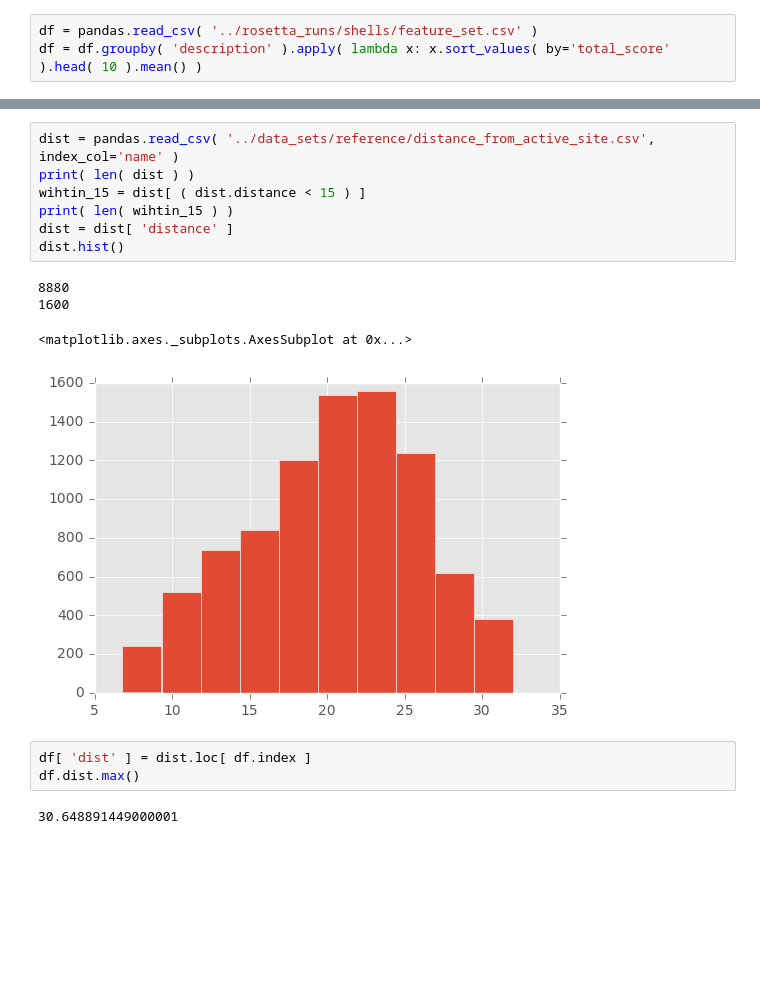
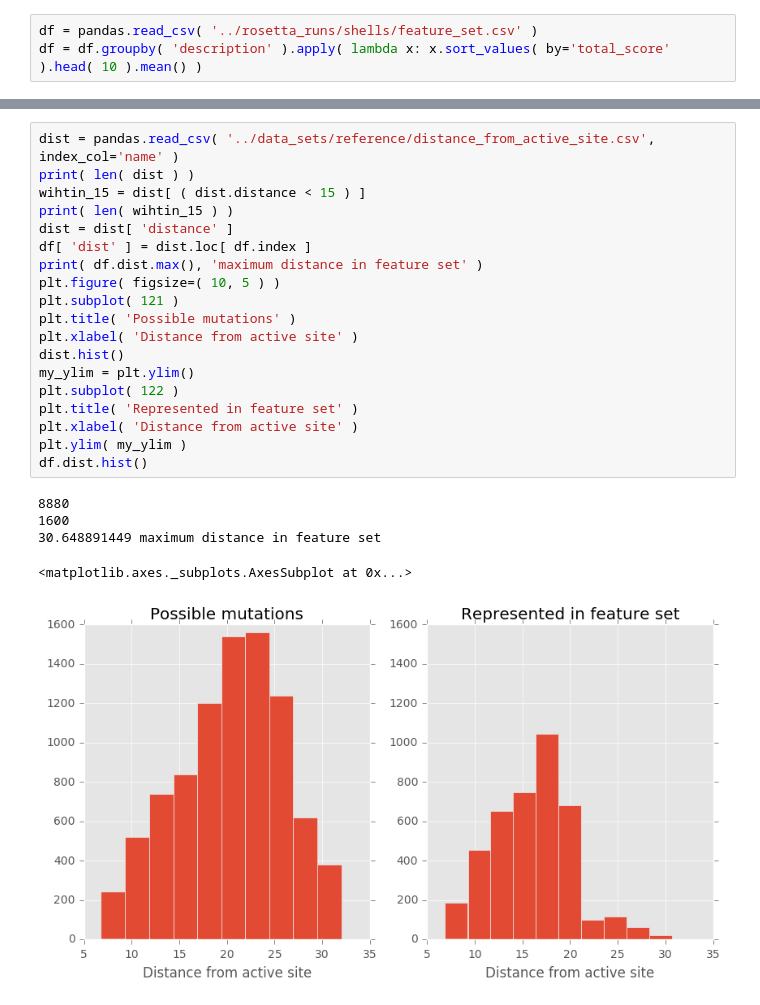
Before and after one commit to dacarlin/bagel-benchmark, a Jupyter notebook: feature_extraction/Untitled.ipynb, the cells around one changed output, grey strips where cells are left out. Drawn from its saved outputs; the diff is of its cells as text; blank space fills up the shorter version.

```diff
--- a/feature_extraction/Untitled.ipynb
+++ b/feature_extraction/Untitled.ipynb
@@ -34,17 +34,25 @@ len( df.index.unique() )
 # %%
 dist = pandas.read_csv( '../data_sets/reference/distance_from_active_site.csv', index_col='name' )
 print( len( dist ) )
 wihtin_15 = dist[ ( dist.distance < 15 ) ]
 print( len( wihtin_15 ) )
 dist = dist[ 'distance' ]
+df[ 'dist' ] = dist.loc[ df.index ]
+print( df.dist.max(), 'maximum distance in feature set' )
+plt.figure( figsize=( 10, 5 ) )
+plt.subplot( 121 )
+plt.title( 'Possible mutations' )
+plt.xlabel( 'Distance from active site' )
 dist.hist()
+my_ylim = plt.ylim()
+plt.subplot( 122 )
+plt.title( 'Represented in feature set' )
+plt.xlabel( 'Distance from active site' )
+plt.ylim( my_ylim )
+df.dist.hist()
 # %% [output]
 8880
 1600
+30.648891449 maximum distance in feature set
 <matplotlib.axes._subplots.AxesSubplot at 0x...>
-[figure, old version]
+[figure, new version]
-# %%
-df[ 'dist' ] = dist.loc[ df.index ]
-df.dist.max()
-# %% [output]
-30.648891449000001
```
Also changed, not shown: parts of 16 cells of this notebook, 1 other file.
